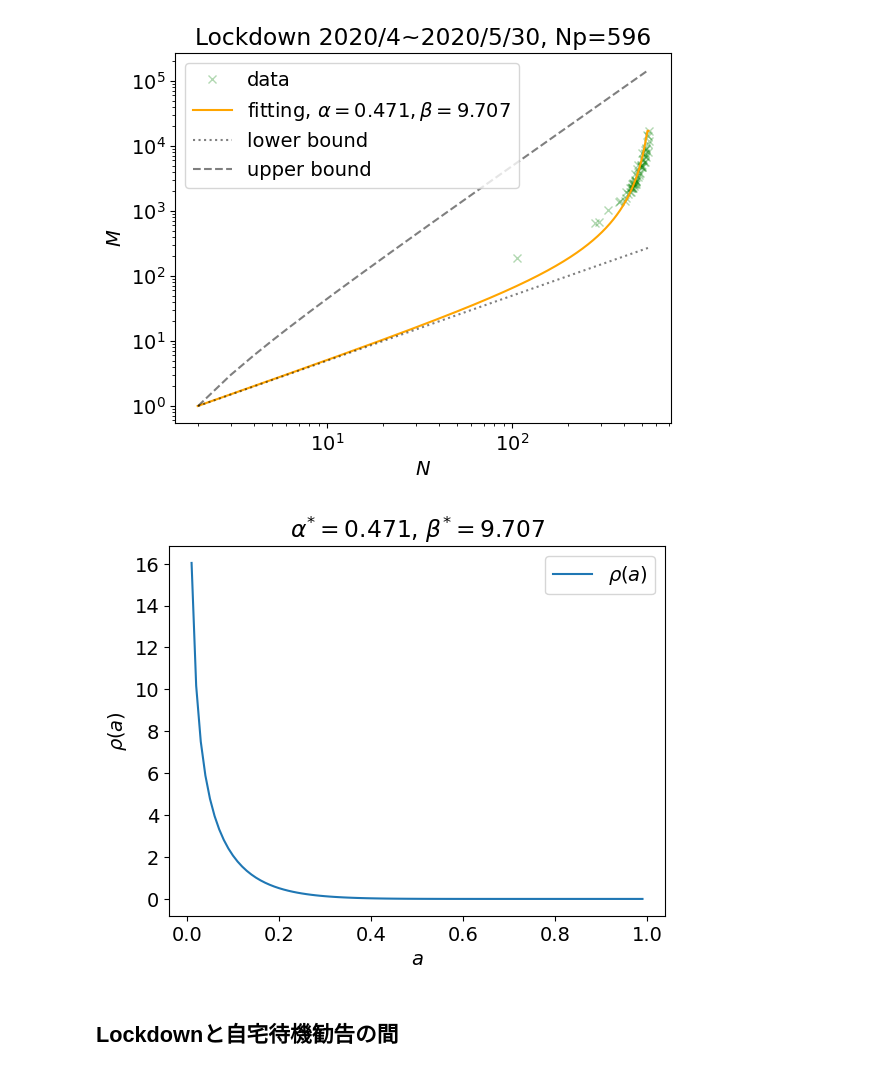
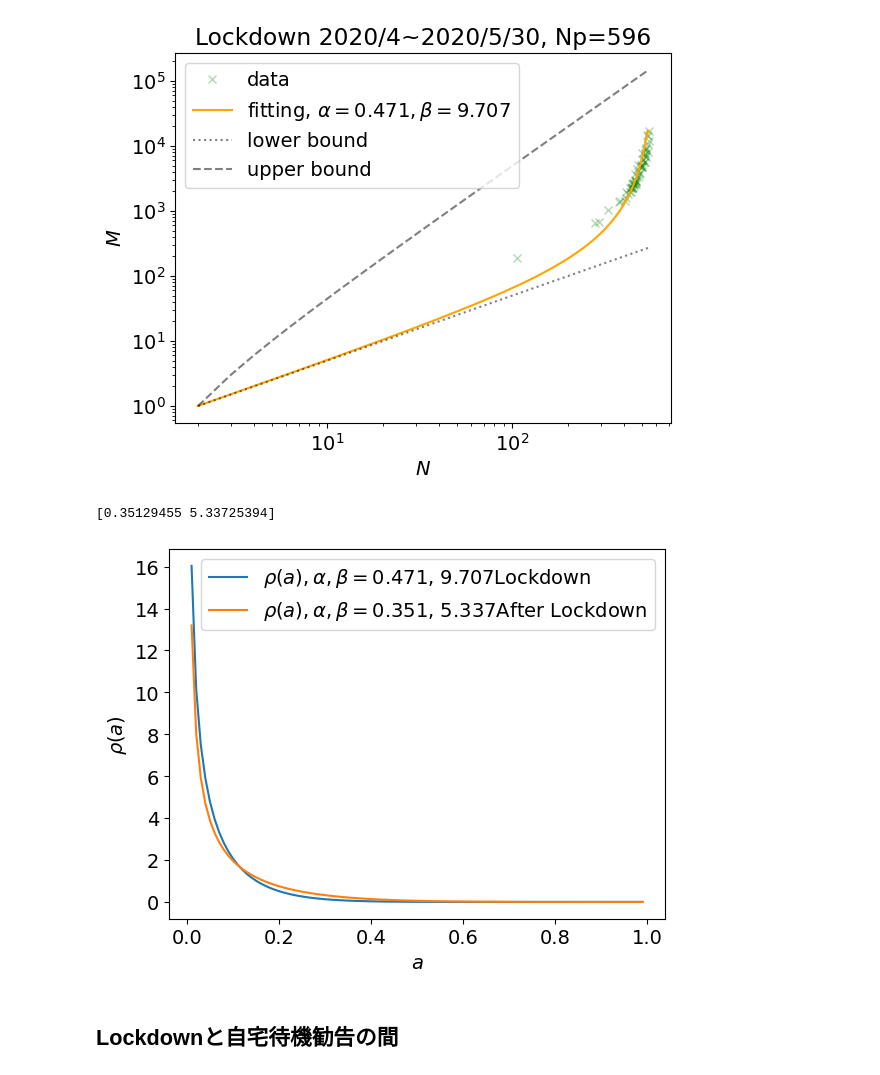
Before and after one commit to yiadka/mobility_scaling, a Jupyter notebook: notebooks/lockdown.ipynb, the cells around one changed output. Saved outputs shown, nothing was run; the diff lists cells and outputs as text; code cells hidden in the pictures.

```diff
--- a/notebooks/lockdown.ipynb
+++ b/notebooks/lockdown.ipynb
@@ -374,23 +374,30 @@ plt.legend()
 # %% [output]
 <matplotlib.legend.Legend at 0x...>
 [figure]
+# %%
+Np = 673 # histrical dataから求めたNp
+params_resi1, _ = optimize.curve_fit(Model3_fixed, resi1['edge'], resi1['node'], p0=[0.5, 3])
+print(params_resi1)
+# %% [output]
+[0.35129455 5.33725394]
 # %%
-alpha = params[0]
-beta = params[1]
+alpha1 = params_resi1[0]
+beta1 = params_resi1[1]
 
 def rho(a, alpha, beta):
     return a**(alpha-1)*(1-a)**(beta-1)/special.beta(alpha, beta)
 # %%
 # 0から1まで0.01刻みでaを生成
 a = np.arange(0, 1, 0.01)
-plt.plot(a, rho(a, alpha, beta), label=r"$\rho(a)$")
+plt.plot(a, rho(a, alpha, beta), label=r"$\rho(a), \alpha,\beta=$"+str(round(alpha, 3))+", "+str(round(beta, 3))+"Lockdown")
+plt.plot(a, rho(a, alpha1, beta1), label=r"$\rho(a), \alpha, \beta=$"+str(round(alpha1, 3))+", "+str(round(beta1, 3))+"After Lockdown")
 plt.xlabel(r"$a$")
 plt.ylabel(r"$\rho(a)$")
-plt.title(r"$\alpha^{*}=$"+str(round(alpha, 3))+r", $\beta^{*}=$"+str(round(beta, 3)))
+#plt.title(r"$\alpha^{*}=$"+str(round(alpha, 3))+r", $\beta^{*}=$"+str(round(beta, 3)))
 plt.legend()
 plt.show()
 # %% [output]
-[figure, old version]
+[figure, new version]
 # %% [markdown]
 ## Lockdownと自宅待機勧告の間
 # %%
```
Also changed, not shown: parts of 5 cells of this notebook.
